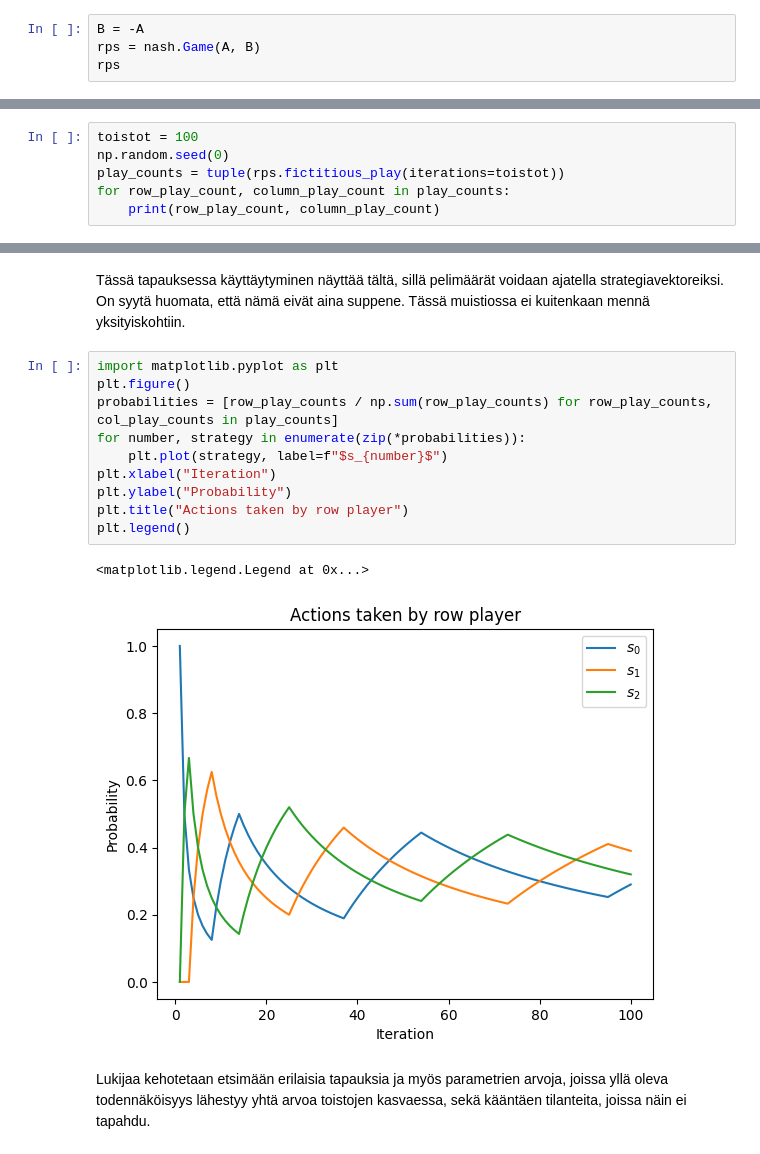
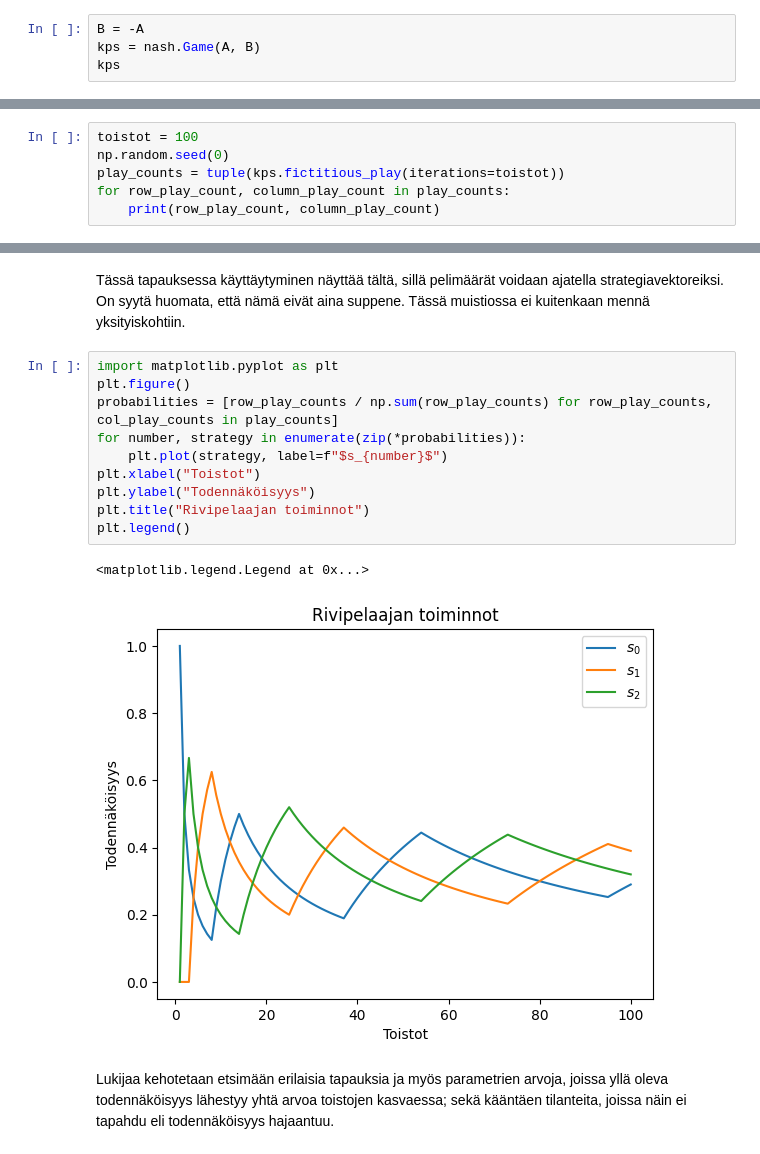
Before and after one commit to juhanurmonen/decision-making, a Jupyter notebook: peliteoria_NashPy_johdatus.ipynb, the cells around one changed output, grey strips where cells are left out. Cells and saved outputs as stored; diff of their text form.

```diff
--- a/peliteoria_NashPy_johdatus.ipynb
+++ b/peliteoria_NashPy_johdatus.ipynb
@@ -74,8 +74,8 @@ Tuloste sisältää myös hyödyllistä inofrmaatiota pelistä. Tässä tapaukse
 On myös mahdollista sisällyttää matriisipari pelin luokkaan. Näin saadaan tässä tapauksessa sama peli.
 # %%
 B = -A
-rps = nash.Game(A, B)
-rps
+kps = nash.Game(A, B)
+kps
 # %% [output]
 Zero sum game with payoff matrices:
 
@@ -145,7 +145,7 @@ Nashin tasapainotilaa ei pelitilanteissa aina saavuteta, etenkään jos molemmat
 # %%
 toistot = 100
 np.random.seed(0)
-play_counts = tuple(rps.fictitious_play(iterations=toistot))
+play_counts = tuple(kps.fictitious_play(iterations=toistot))
 for row_play_count, column_play_count in play_counts:
     print(row_play_count, column_play_count)
 # %% [output]
@@ -171,16 +171,16 @@ Tässä tapauksessa käyttäytyminen näyttää tältä, sillä pelimäärät vo
 # %%
 import matplotlib.pyplot as plt
 plt.figure()
 probabilities = [row_play_counts / np.sum(row_play_counts) for row_play_counts, col_play_counts in play_counts]
 for number, strategy in enumerate(zip(*probabilities)):
     plt.plot(strategy, label=f"$s_{number}$")
-plt.xlabel("Iteration")
-plt.ylabel("Probability")
-plt.title("Actions taken by row player")
+plt.xlabel("Toistot")
+plt.ylabel("Todennäköisyys")
+plt.title("Rivipelaajan toiminnot")
 plt.legend()
 # %% [output]
 <matplotlib.legend.Legend at 0x...>
-[figure, old version]
+[figure, new version]
 # %% [markdown]
-Lukijaa kehotetaan etsimään erilaisia tapauksia ja myös parametrien arvoja, joissa yllä oleva todennäköisyys lähestyy yhtä arvoa toistojen kasvaessa, sekä kääntäen tilanteita, joissa näin ei tapahdu.
+Lukijaa kehotetaan etsimään erilaisia tapauksia ja myös parametrien arvoja, joissa yllä oleva todennäköisyys lähestyy yhtä arvoa toistojen kasvaessa; sekä kääntäen tilanteita, joissa näin ei tapahdu eli todennäköisyys hajaantuu.
 # %% [markdown]
```
Also changed, not shown: parts of 7 cells of this notebook.
